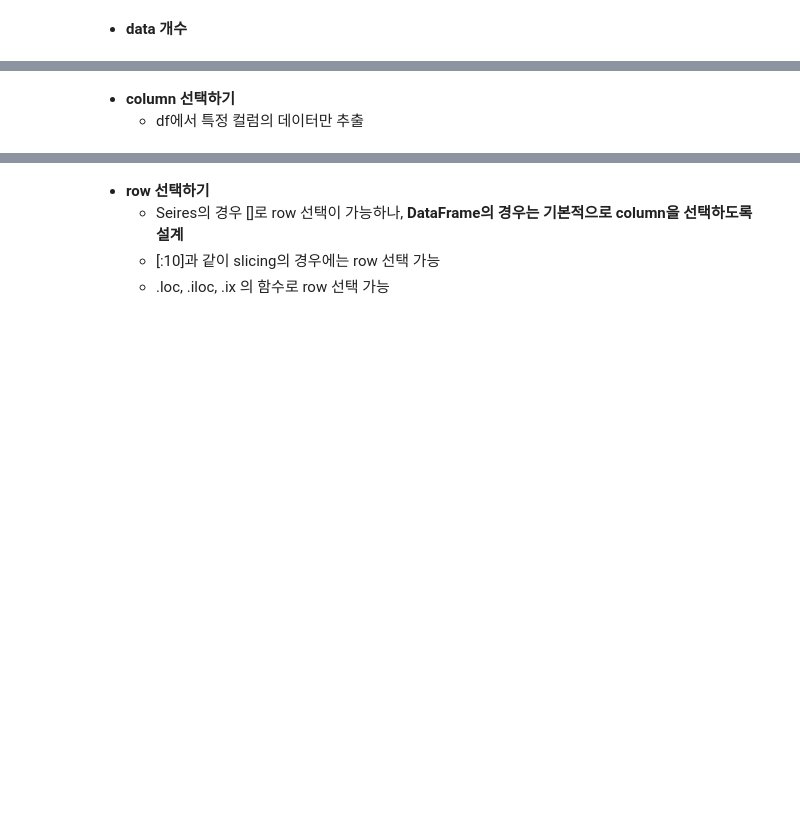
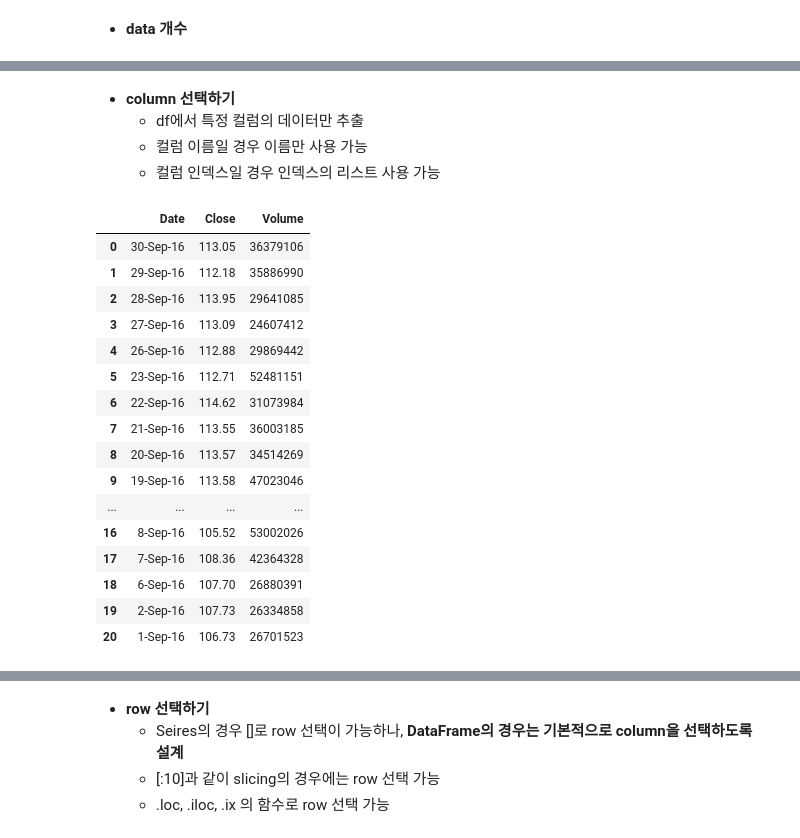
Before and after one commit to DaMacho/data-science-school-5th, a Jupyter notebook: day07_numpy pandas/dss_day7(numpy pandas).ipynb, the cells around one changed output, grey strips where cells are left out. Cells and saved outputs as stored; diff of their text form; code cells hidden in the pictures; blank space fills up the shorter version.

```diff
--- a/day07_numpy pandas/dss_day7(numpy pandas).ipynb
+++ b/day07_numpy pandas/dss_day7(numpy pandas).ipynb
@@ -508,3 +1102,5 @@ print apple_df[:10]
 # %% [markdown]
 * **column 선택하기**
   - df에서 특정 컬럼의 데이터만 추출
+  - 컬럼 이름일 경우 이름만 사용 가능
+  - 컬럼 인덱스일 경우 인덱스의 리스트 사용 가능
@@ -513,3 +1107,24 @@ print apple_df[[0, 4, 5]] # 인덱스로 가능
+# %%
+# 숫자 인덱스로 컬럼 셀렉션 확인 할 것
+apple_df[['Date', 'Close', 'Volume']] # 인덱스로도 가능
+# %% [output]
+|  | Date | Close | Volume |
+| 0 | 30-Sep-16 | 113.05 | 36379106 |
+| 1 | 29-Sep-16 | 112.18 | 35886990 |
+| 2 | 28-Sep-16 | 113.95 | 29641085 |
+| 3 | 27-Sep-16 | 113.09 | 24607412 |
+| 4 | 26-Sep-16 | 112.88 | 29869442 |
+| 5 | 23-Sep-16 | 112.71 | 52481151 |
+| 6 | 22-Sep-16 | 114.62 | 31073984 |
+| 7 | 21-Sep-16 | 113.55 | 36003185 |
+| 8 | 20-Sep-16 | 113.57 | 34514269 |
+| 9 | 19-Sep-16 | 113.58 | 47023046 |
+| ... | ... | ... | ... |
+| 16 | 8-Sep-16 | 105.52 | 53002026 |
+| 17 | 7-Sep-16 | 108.36 | 42364328 |
+| 18 | 6-Sep-16 | 107.70 | 26880391 |
+| 19 | 2-Sep-16 | 107.73 | 26334858 |
+| 20 | 1-Sep-16 | 106.73 | 26701523 |
 # %%
 print type(apple_df[[0, 4, 5]])
 print type(apple_df[[0]])
```
Also changed, not shown: parts of 132 cells of this notebook, 15 other files.
